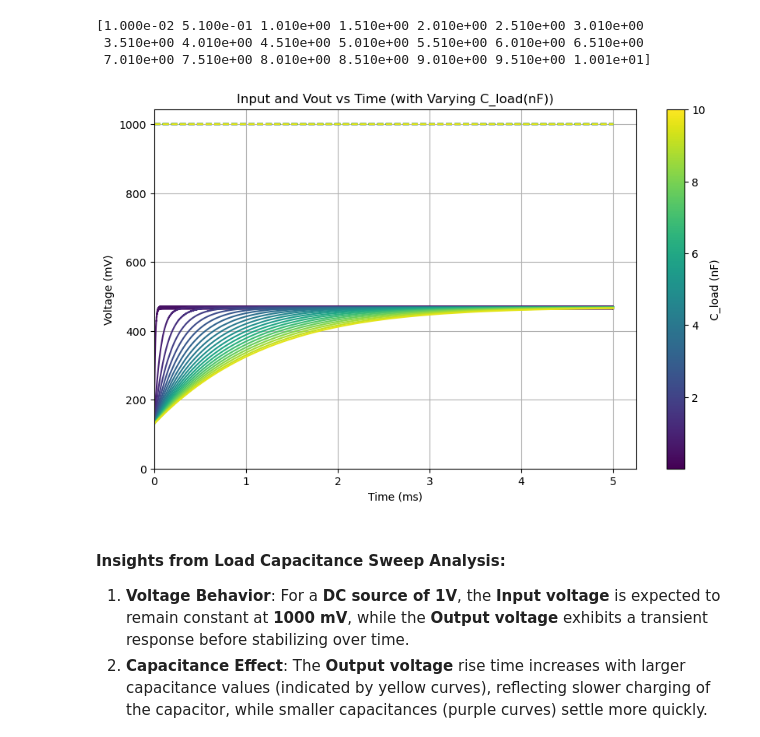
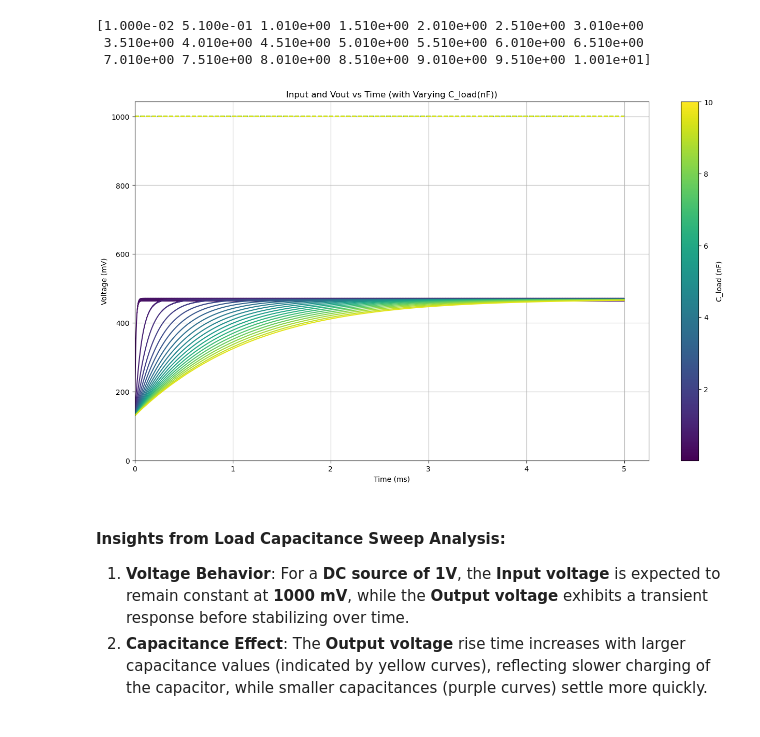
Before and after one commit to imran-nazir0011/minor-project-7th-sem, a Jupyter notebook: transient_analysis.ipynb, the cells around one changed output. Cells and saved outputs as stored; diff of their text form; code cells hidden in the pictures.

```diff
--- a/transient_analysis.ipynb
+++ b/transient_analysis.ipynb
@@ -33,31 +33,31 @@ print(capacitor_values)
 # %%
 unique_c_values = df1['C(nF)'].unique()
 palette = sns.color_palette("viridis", len(unique_c_values))
 
-plt.figure(figsize=(10, 6))
+plt.figure(figsize=(16, 9))
 
 for i, c_value in enumerate(sorted(unique_c_values)):
     df_c = df1[df1['C(nF)'] == c_value]
     color = palette[i]
     plt.plot(df_c['Time (ms)'], df_c['Input (mV)'], color=color, label=f'C={c_value} nF', linestyle='--')
     plt.plot(df_c['Time (ms)'], df_c['Vout (mV)'], color=color)
 
 plt.xlabel('Time (ms)')
 plt.ylabel('Voltage (mV)')
 plt.title('Input and Vout vs Time (with Varying C_load(nF))')
 plt.grid(True)
 
 plt.xlim(left=0)
 plt.ylim(bottom=0)
 
 sm = plt.cm.ScalarMappable(cmap="viridis", norm=plt.Normalize(vmin=min(unique_c_values), vmax=max(unique_c_values)))
 sm.set_array([])
 cbar = plt.colorbar(sm)
 cbar.set_label('C_load (nF)')
 
 plt.show()
 # %% [output]
-[figure, old version]
+[figure, new version]
 # %% [markdown]
 #### Insights from Load Capacitance Sweep Analysis:
 
```
Also changed, not shown: parts of 6 cells of this notebook.
